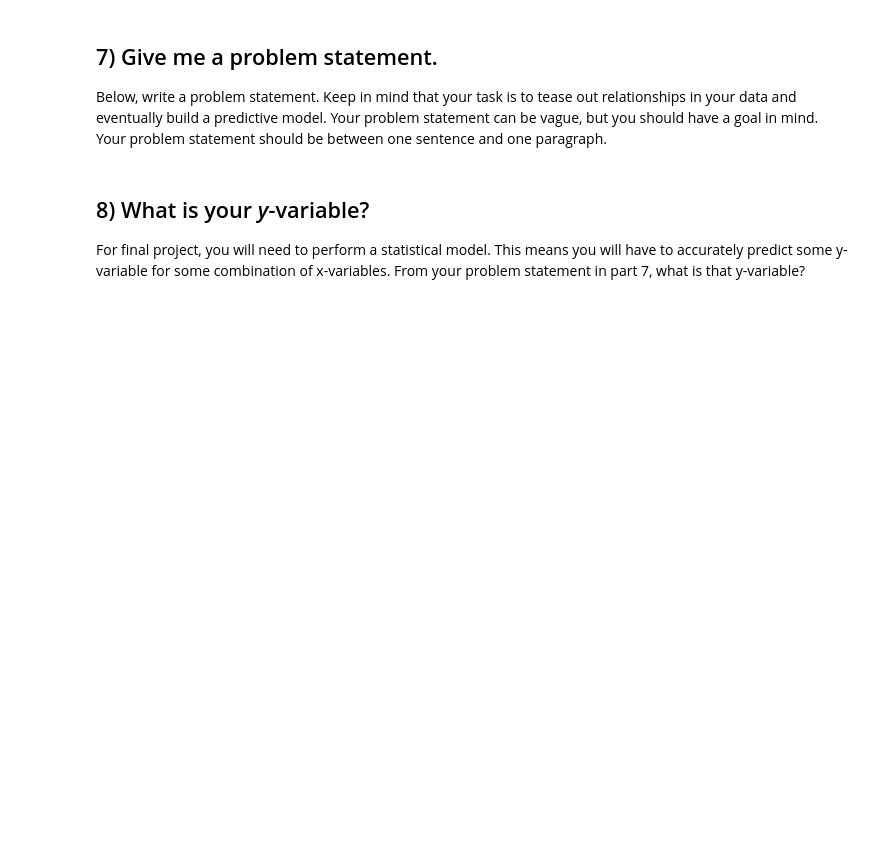
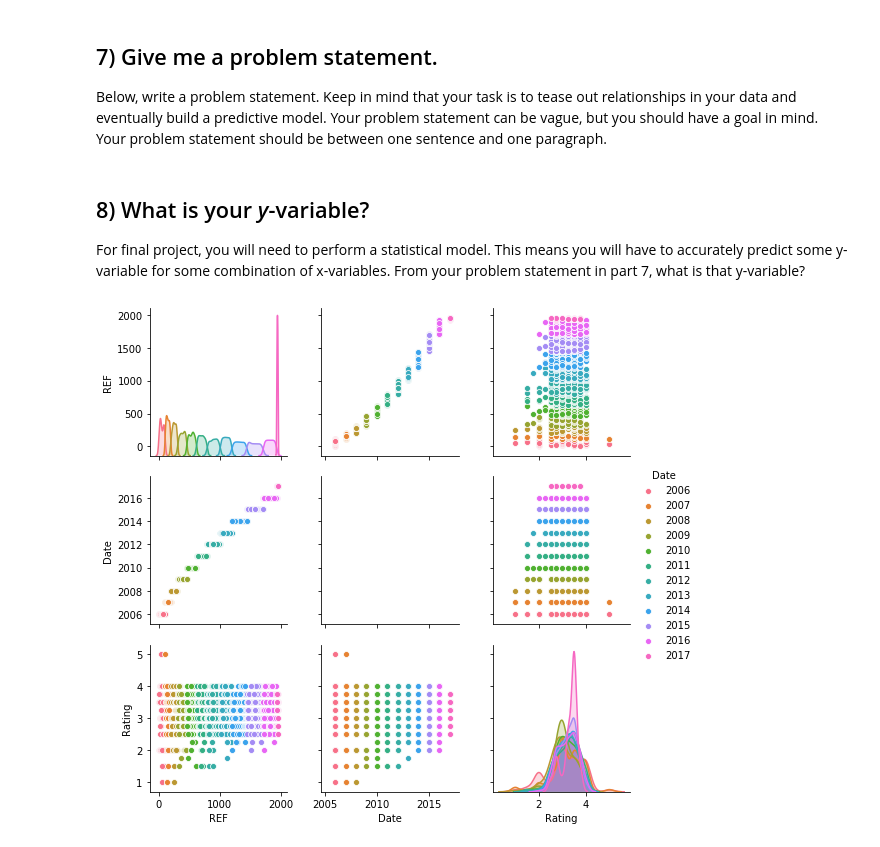
Before and after one commit to greeeneg/final-project, a Jupyter notebook: final-project.ipynb, the cells around one changed output. Drawn from its saved outputs; the diff is of its cells as text; code cells hidden in the pictures; blank space fills up the shorter version.

```diff
--- a/final-project.ipynb
+++ b/final-project.ipynb
@@ -103,0 +128,2 @@ nnr.fit(X, y)
+# %%
+ChocolateNa_df = Chocolate_df.replace(r'^\s+$', np.nan, regex=True)
@@ -103,0 +206,10 @@ nnr.fit(X, y)
+# %%
+Chocolate= ChocolateNa_df.rename({
+                               'Specific Bean Origin\nor Bar Name': "BeanOrigin",
+                              "Review\nDate": "Date",
+                              "Cocoa\nPercent": "CocoaPercent",
+                                         "Company\nLocation":"Location",
+                                         "Bean\nType":"BeanType",
+                                         "Broad Bean\nOrigin":"BroadOrigin"}, axis='columns')
+# %%
+Chocolate.rename( columns = {"Company \n(Maker-if known) ": "Company"}, inplace=True)
@@ -107,3 +352,8 @@ Below, write a problem statement. Keep in mind that your task is to tease out re
 # %% [markdown]
 ## 8) What is your _y_-variable?
 For final project, you will need to perform a statistical model. This means you will have to accurately predict some y-variable for some combination of x-variables. From your problem statement in part 7, what is that y-variable?
+# %%
+import seaborn as sns
+sns.pairplot(Chocolate, hue="Date");
+# %% [output]
+[figure, added]
```
Also changed, not shown: parts of 52 cells of this notebook.
